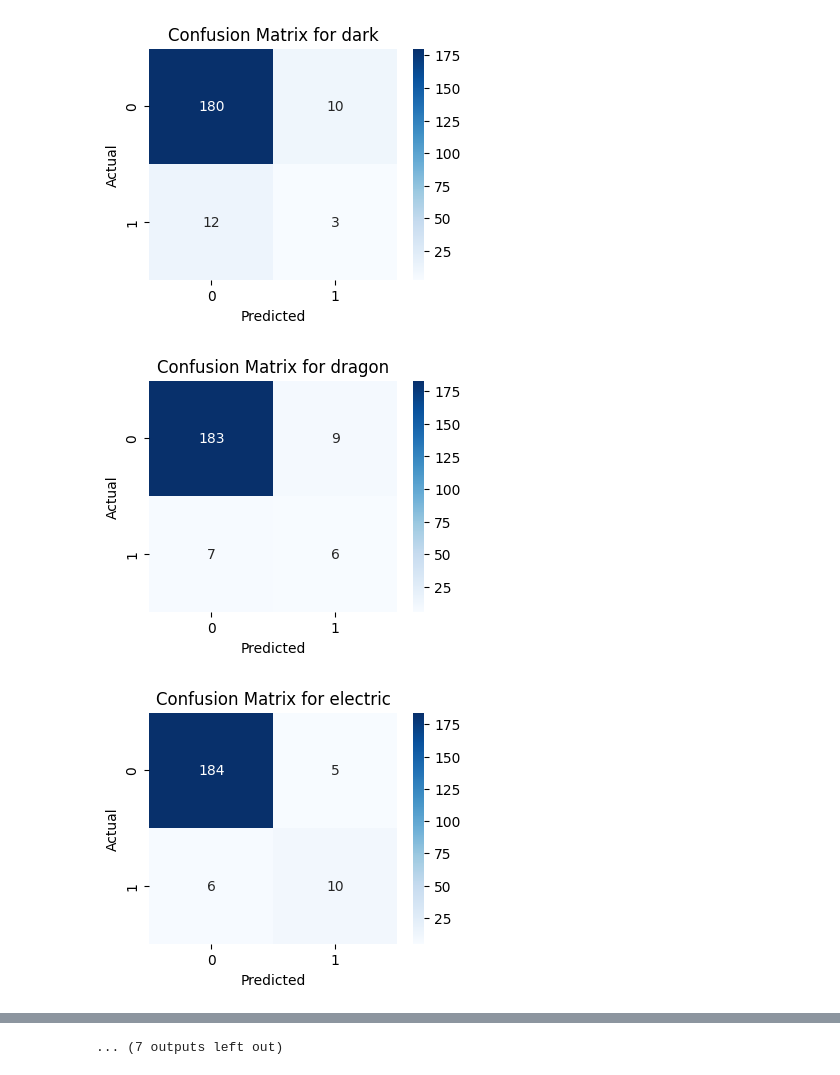
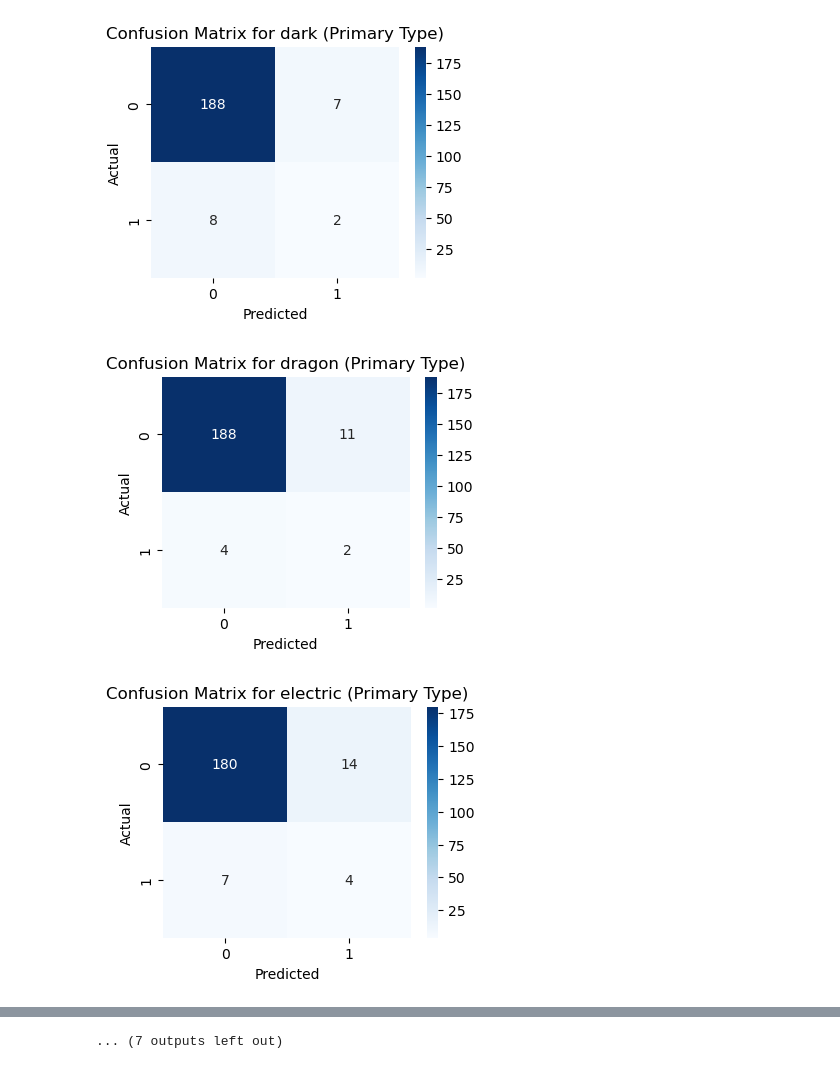
Before and after one commit to Rikkayyy/COSC4337-PokemonTypePredictor, a Jupyter notebook: Model/RNN.ipynb, the cells around one changed output, grey strips where cells are left out. Drawn from its saved outputs; the diff is of its cells as text; code cells hidden in the pictures.

Commit message:
implemented is_dual_type and type2 prediction

```diff
--- a/Model/RNN.ipynb
+++ b/Model/RNN.ipynb
@@ -185,19 +219,19 @@ Epoch 17/100
 model = tf.keras.models.load_model("rnn_stats_pokemon_model.keras")
 
 # Predict probabilities
-y_pred_probs = model.predict([X_test_text, X_test_stats])
+y_pred_type1_probs, y_pred_type2_probs, y_pred_dual_probs = model.predict([X_test_text, X_test_stats])
 
-# >>>>> CHANGE: Find best threshold for each class individually
+# >>> Find best threshold for type1 only
 best_thresholds = []
 
-for i in range(y.shape[1]):
-    precision, recall, thresholds = precision_recall_curve(y_test[:, i], y_pred_probs[:, i])
+for i in range(y_test_type1.shape[1]):
+    precision, recall, thresholds = precision_recall_curve(y_test_type1[:, i], y_pred_type1_probs[:, i])
     f1 = 2 * (precision * recall) / (precision + recall + 1e-8)
     best_threshold = thresholds[np.argmax(f1)]
     best_thresholds.append(best_threshold)
 
 best_thresholds = np.array(best_thresholds)
 
-# Apply best thresholds
-y_pred = (y_pred_probs > best_thresholds).astype(int)
+# Apply best thresholds to type1 predictions
+y_pred_type1 = (y_pred_type1_probs > best_thresholds).astype(int)
 # %% [output]
@@ -205,30 +239,34 @@ y_pred = (y_pred_probs > best_thresholds).astype(int)
 # %%
-# Classification report
-report = classification_report(y_test, y_pred, target_names=mlb.classes_, output_dict=True)
+from sklearn.metrics import classification_report, multilabel_confusion_matrix
+import pandas as pd
+import matplotlib.pyplot as plt
+import seaborn as sns
 
-# Convert report to DataFrame for easier visualization
+# >>> Classification report for primary type (type1)
+report = classification_report(y_test_type1, y_pred_type1, target_names=lb_type1.classes_, output_dict=True)
+
+# Convert to DataFrame
 report_df = pd.DataFrame(report).transpose()
 
-# Display F1 scores per type
-f1_scores = report_df.loc[mlb.classes_, 'f1-score']
+# Display F1 scores per type1
+f1_scores = report_df.loc[lb_type1.classes_, 'f1-score']
 plt.figure(figsize=(12,6))
 f1_scores.sort_values(ascending=False).plot(kind='bar')
-plt.title('F1-Score per Pokémon Type')
+plt.title('F1-Score per Pokémon Primary Type')
 plt.ylabel('F1-Score')
 plt.xlabel('Type')
 plt.xticks(rotation=45)
 plt.grid(axis='y')
 plt.show()
 
-# Confusion matrices
-conf_matrices = multilabel_confusion_matrix(y_test, y_pred)
+# >>> Confusion matrices for primary type
+conf_matrices = multilabel_confusion_matrix(y_test_type1, y_pred_type1)
 
-for idx, type_name in enumerate(mlb.classes_[:18]):
+for idx, type_name in enumerate(lb_type1.classes_[:18]):  # first 18 types only
     cm = conf_matrices[idx]
     plt.figure(figsize=(4,3))
-    import seaborn as sns
     sns.heatmap(cm, annot=True, fmt='d', cmap='Blues')
-    plt.title(f'Confusion Matrix for {type_name}')
+    plt.title(f'Confusion Matrix for {type_name} (Primary Type)')
     plt.xlabel('Predicted')
     plt.ylabel('Actual')
     plt.show()
@@ -238,3 +276,3 @@ for idx, type_name in enumerate(mlb.classes_[:18]):
-[figure, old version]
+[figure, new version]
-[figure, old version]
+[figure, new version]
-[figure, old version]
+[figure, new version]
```
Also changed, not shown: parts of 13 cells of this notebook, 1 other file.
